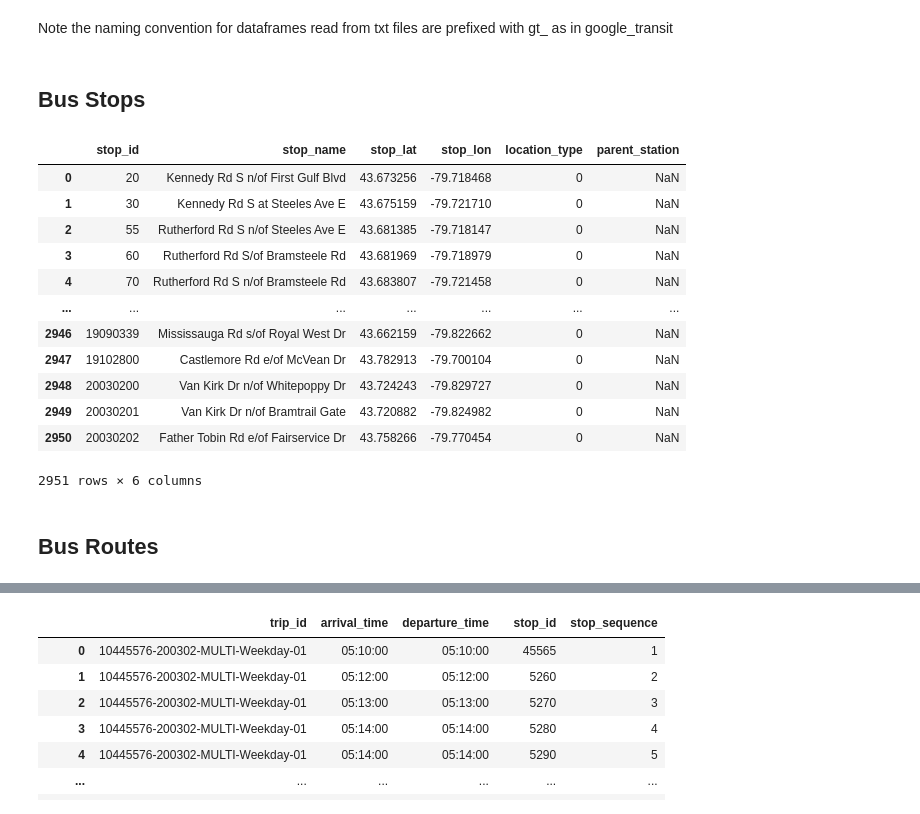
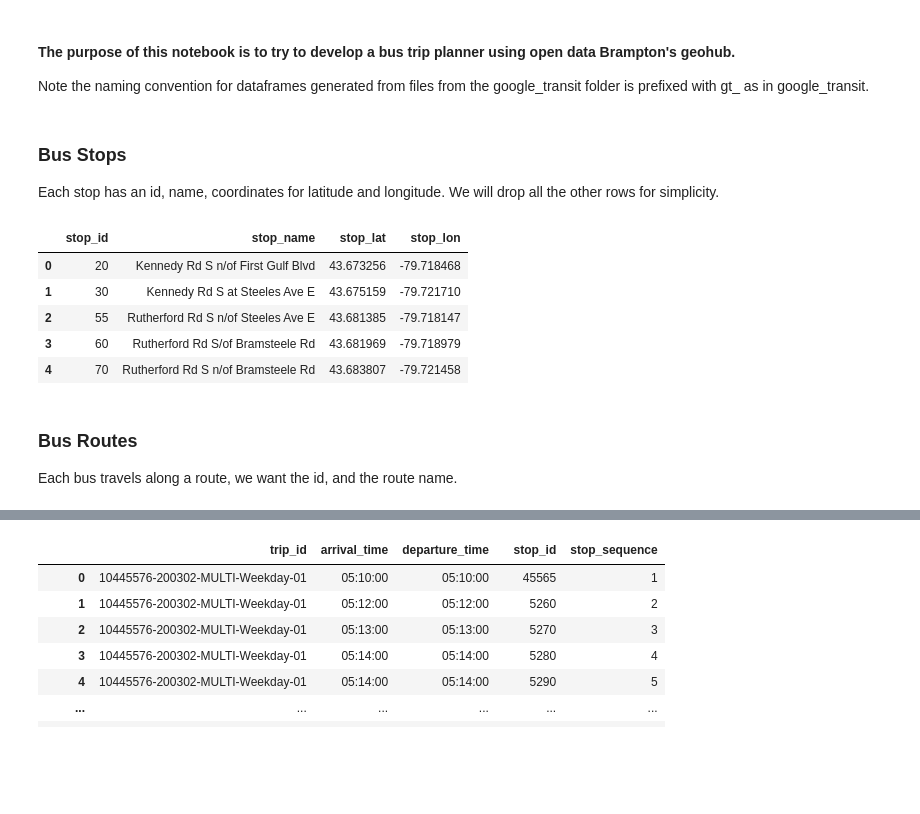
Before and after one commit to B33Boy/Traffic_Exploration, a Jupyter notebook: Bus Trip Planner.ipynb, the cells around one changed output, grey strips where cells are left out. Drawn from its saved outputs; the diff is of its cells as text; code cells hidden in the pictures; blank space fills up the shorter version.

```diff
--- a/Bus Trip Planner.ipynb
+++ b/Bus Trip Planner.ipynb
@@ -10,35 +10,31 @@ from pandas.io.json import json_normalize
 import requests
 import json
 from pprint import pprint
-# %% [markdown]
-Note the naming convention for dataframes read from txt files are prefixed with gt_ as in google_transit
-# %% [markdown]
-## Bus Stops
+# %% [markdown]
+#### The purpose of this notebook is to try to develop a bus trip planner using open data Brampton's geohub.
+
+Note the naming convention for dataframes generated from files from the google_transit folder is prefixed with gt_ as in google_transit.
+# %% [markdown]
+### Bus Stops
+Each stop has an id, name, coordinates for latitude and longitude. We will drop all the other rows for simplicity.
 # %%
 gt_stops = pd.read_csv('google_transit/stops.txt', sep=",")
-gt_stops = gt_stops.drop(['stop_code','stop_url', 'stop_desc', 'zone_id', 'stop_timezone', 'wheelchair_boarding'], axis=1)
+gt_stops = gt_stops.drop(['stop_code','stop_url', 'stop_desc', 'zone_id', 'stop_timezone', 'location_type', 'wheelchair_boarding', 'parent_station'], axis=1)
 
 # This will treat all non numeric-looking strings as NaN
 gt_stops['stop_id'] = gt_stops[gt_stops['stop_id'].str.isnumeric()==True]
 
 # Drop all NaN rows
 gt_stops.dropna(subset=['stop_id'], inplace=True)
 
 # Cast numeric strings to int64
 gt_stops['stop_id'] = gt_stops['stop_id'].astype('int64')
 
-gt_stops
+gt_stops.head()
 # %% [output]
-|  | stop_id | stop_name | stop_lat | stop_lon | location_type | parent_station |
-| 0 | 20 | Kennedy Rd S n/of First Gulf Blvd | 43.673256 | -79.718468 | 0 | NaN |
-| 1 | 30 | Kennedy Rd S at Steeles Ave E | 43.675159 | -79.721710 | 0 | NaN |
-| 2 | 55 | Rutherford Rd S n/of Steeles Ave E | 43.681385 | -79.718147 | 0 | NaN |
-| 3 | 60 | Rutherford Rd S/of Bramsteele Rd | 43.681969 | -79.718979 | 0 | NaN |
-| 4 | 70 | Rutherford Rd S n/of Bramsteele Rd | 43.683807 | -79.721458 | 0 | NaN |
-| ... | ... | ... | ... | ... | ... | ... |
-| 2946 | 19090339 | Mississauga Rd s/of Royal West Dr | 43.662159 | -79.822662 | 0 | NaN |
-| 2947 | 19102800 | Castlemore Rd e/of McVean Dr | 43.782913 | -79.700104 | 0 | NaN |
-| 2948 | 20030200 | Van Kirk Dr n/of Whitepoppy Dr | 43.724243 | -79.829727 | 0 | NaN |
-| 2949 | 20030201 | Van Kirk Dr n/of Bramtrail Gate | 43.720882 | -79.824982 | 0 | NaN |
-| 2950 | 20030202 | Father Tobin Rd e/of Fairservice Dr | 43.758266 | -79.770454 | 0 | NaN |
+|  | stop_id | stop_name | stop_lat | stop_lon |
+| 0 | 20 | Kennedy Rd S n/of First Gulf Blvd | 43.673256 | -79.718468 |
+| 1 | 30 | Kennedy Rd S at Steeles Ave E | 43.675159 | -79.721710 |
+| 2 | 55 | Rutherford Rd S n/of Steeles Ave E | 43.681385 | -79.718147 |
+| 3 | 60 | Rutherford Rd S/of Bramsteele Rd | 43.681969 | -79.718979 |
+| 4 | 70 | Rutherford Rd S n/of Bramsteele Rd | 43.683807 | -79.721458 |
-2951 rows × 6 columns
@@ -48,4 +41,5 @@ gt_stops
-# %% [markdown]
-## Bus Routes
+# %% [markdown]
+### Bus Routes
+Each bus travels along a route, we want the id, and the route name.
 # %%
 gt_routes = pd.read_csv('google_transit/routes.txt', sep=",")
```
Also changed, not shown: parts of 19 cells of this notebook, 1 other file.
